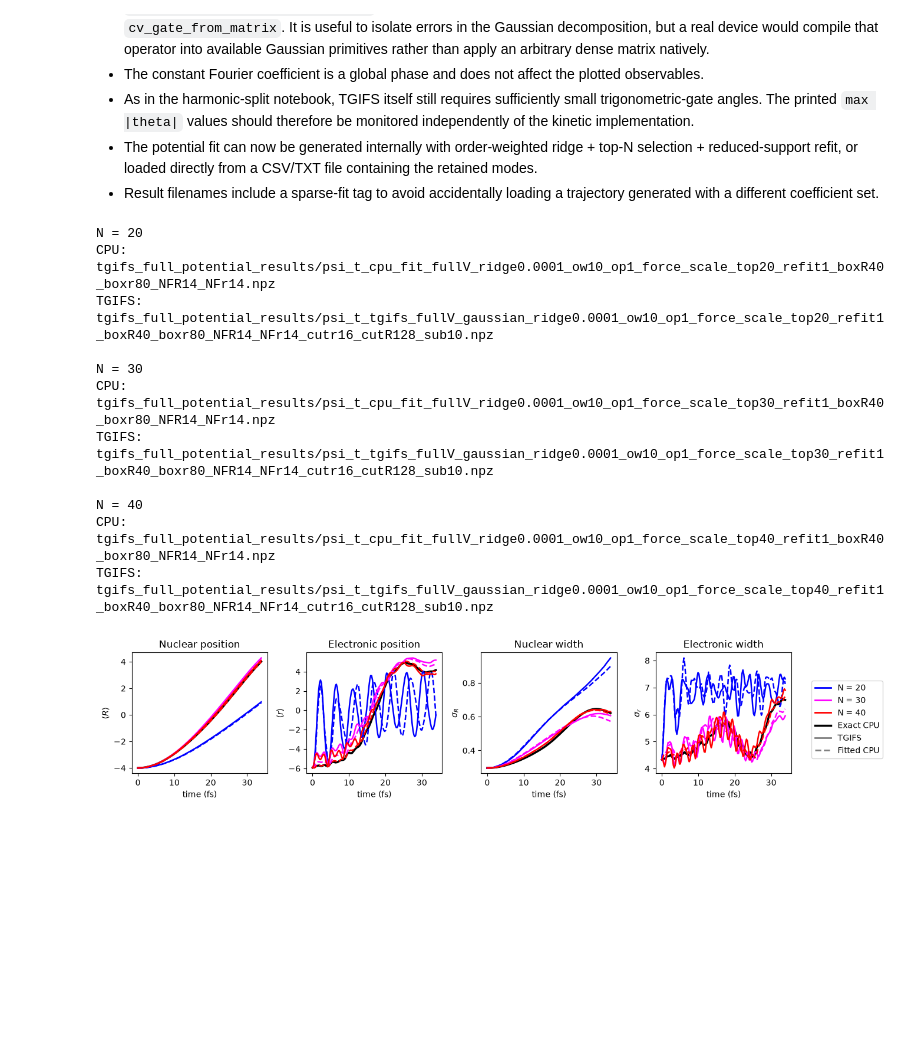
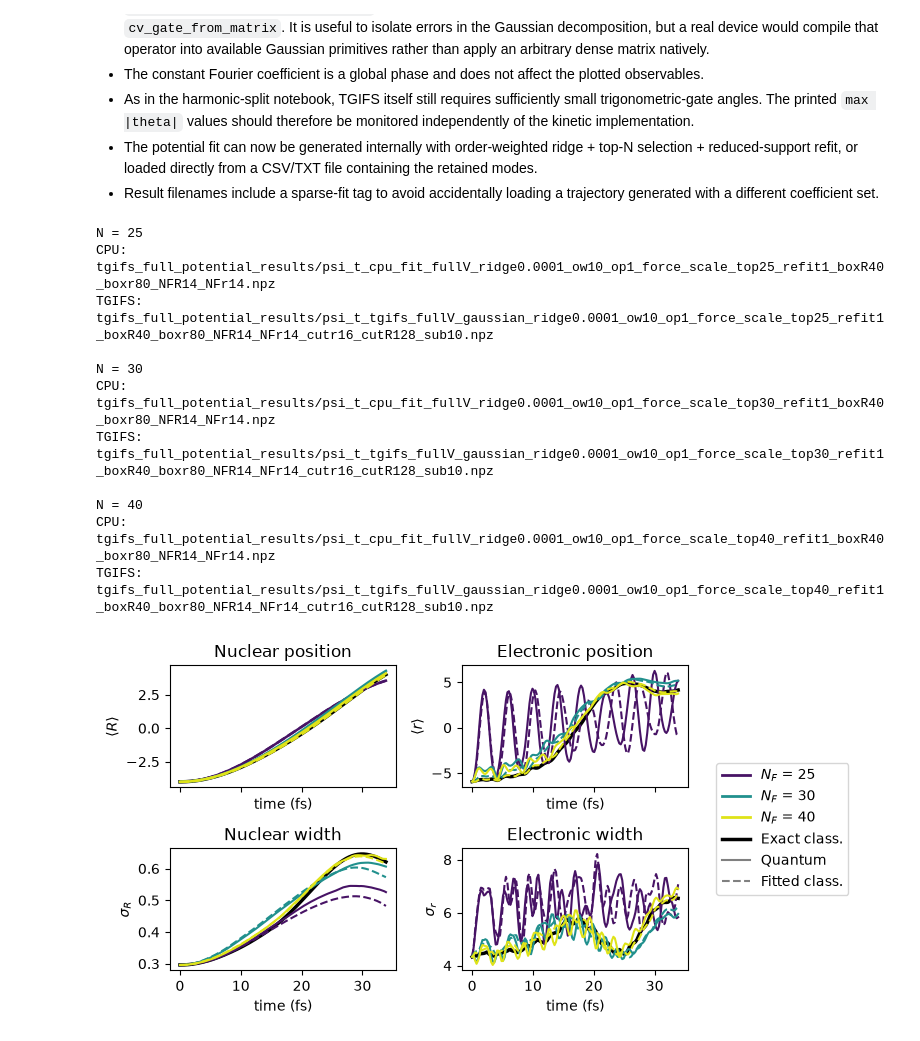
Before and after one commit to simkoi/bosonic_algo, a Jupyter notebook: Shin_Metiu_2D_TGIFS_full_potential_sparse_fit.ipynb, the cells around one changed output. Saved outputs shown, nothing was run; the diff lists cells and outputs as text; code cells hidden in the pictures; blank space fills up the shorter version.

```diff
--- a/Shin_Metiu_2D_TGIFS_full_potential_sparse_fit.ipynb
+++ b/Shin_Metiu_2D_TGIFS_full_potential_sparse_fit.ipynb
@@ -119,7 +120,7 @@ ORDER_WEIGHT_POWER = 1.0
 # Sparse mode selection and reduced-support refit
 # 'amplitude'   -> C_mu = sqrt(A_mu^2 + B_mu^2)
 # 'force_scale' -> |mu| C_mu
-TOP_N_MODES = 20
+TOP_N_MODES = 25
 TOP_N_SELECTION = 'force_scale' #'amplitude'
 REFIT_RIDGE_MULTIPLIER = 1.0
 
@@ -1507,7 +1508,7 @@ RESULTS_DIR = Path("tgifs_full_potential_results")   # change if needed
 #RESULTS_DIR2 = Path("fullV_sparse_fourier_workflow")   # change if needed
 
 # Different retained Fourier-mode counts to compare
-TOP_N_LIST = [20, 30, 40]
+TOP_N_LIST = [25, 30, 40]
 
 
 # ============================================================
@@ -1651,9 +1652,9 @@ for top_n in TOP_N_LIST:
         "p0": q["p0"],
     }
 # %% [output]
-N = 20
-CPU:   tgifs_full_potential_results/psi_t_cpu_fit_fullV_ridge0.0001_ow10_op1_force_scale_top20_refit1_boxR40_boxr80_NFR14_NFr14.npz
-TGIFS: tgifs_full_potential_results/psi_t_tgifs_fullV_gaussian_ridge0.0001_ow10_op1_force_scale_top20_refit1_boxR40_boxr80_NFR14_NFr14_cutr16_cutR128_sub10.npz
+N = 25
+CPU:   tgifs_full_potential_results/psi_t_cpu_fit_fullV_ridge0.0001_ow10_op1_force_scale_top25_refit1_boxR40_boxr80_NFR14_NFr14.npz
+TGIFS: tgifs_full_potential_results/psi_t_tgifs_fullV_gaussian_ridge0.0001_ow10_op1_force_scale_top25_refit1_boxR40_boxr80_NFR14_NFr14_cutr16_cutR128_sub10.npz
 
 N = 30
 CPU:   tgifs_full_potential_results/psi_t_cpu_fit_fullV_ridge0.0001_ow10_op1_force_scale_top30_refit1_boxR40_boxr80_NFR14_NFr14.npz
@@ -1668,16 +1669,21 @@ TGIFS: tgifs_full_potential_results/psi_t_tgifs_fullV_gaussian_ridge0.0001_ow10_
 # ============================================================
 
 fig, axes = plt.subplots(
-    1,
-    4,
-    figsize=(12, 3),
+    2,
+    2,
+    figsize=(6, 4),
     sharex=True
 )
 
-ax_R  = axes[0]#axes[0, 0]
-ax_r  = axes[1]#axes[0, 1]
-ax_sR = axes[2]#axes[1, 0]
-ax_sr = axes[3]#axes[1, 1]
+#ax_R  = axes[0]#axes[0, 0]
+#ax_r  = axes[1]#axes[0, 1]
+#ax_sR = axes[2]#axes[1, 0]
+#ax_sr = axes[3]#axes[1, 1]
+
+ax_R  = axes[0, 0]
+ax_r  = axes[0, 1]
+ax_sR = axes[1, 0]
+ax_sr = axes[1, 1]
 
 
 # ------------------------------------------------------------
@@ -1719,14 +1725,15 @@ ax_sr.plot(
 # One color per number of Fourier modes
 # ------------------------------------------------------------
 
-colors = ("blue","magenta", "red")
-#plt.cm.viridis(
-#    np.linspace(
-#        0.05,
-#        0.95,
-#        len(results)
-#    )
-#)
+colors = plt.cm.viridis(
+    np.linspace(
+        0.05,
+        0.95,
+        len(results)
+    )
+)
+
+#("blue","magenta", "red")
 
 
 for color, (top_n, res) in zip(
@@ -1775,7 +1782,7 @@ for color, (top_n, res) in zip(
         t_q,
         res["mean_r_tgifs"],
         color=color,
-        lw=1.8
+        lw=1.5
     )
 
     ax_r.plot(
@@ -1783,7 +1790,7 @@ for color, (top_n, res) in zip(
         res["mean_r_cpu"],
         color=color,
         ls="--",
-        lw=1.8
+        lw=1.5
     )
 
 
@@ -1795,7 +1802,7 @@ for color, (top_n, res) in zip(
         t_q,
         res["sigma_R_tgifs"],
         color=color,
-        lw=1.8
+        lw=1.5
     )
 
     ax_sR.plot(
@@ -1803,7 +1810,7 @@ for color, (top_n, res) in zip(
         res["sigma_R_cpu"],
         color=color,
         ls="--",
-        lw=1.8
+        lw=1.5
     )
 
 
@@ -1815,7 +1822,7 @@ for color, (top_n, res) in zip(
         t_q,
         res["sigma_r_tgifs"],
         color=color,
-        lw=1.8
+        lw=1.5
     )
 
     ax_sr.plot(
@@ -1823,7 +1830,7 @@ for color, (top_n, res) in zip(
         res["sigma_r_cpu"],
         color=color,
         ls="--",
-        lw=1.8
+        lw=1.5
     )
 
 
@@ -1899,7 +1906,7 @@ mode_handles = [
         [0],
         color=color,
         lw=2,
-        label=f"N = {top_n}"
+        label=f"$N_F$ = {top_n}"
     )
     for color, top_n in zip(
         colors,
@@ -1914,39 +1921,40 @@ style_handles = [
         [0],
         color="black",
         lw=2.5,
-        label="Exact CPU"
+        label="Exact class."
     ),
 
     Line2D(
         [0],
         [0],
         color="gray",
-        lw=2,
+        lw=1.5,
         ls="-",
-        label="TGIFS"
+        label="Quantum"
     ),
 
     Line2D(
         [0],
         [0],
         color="gray",
-        lw=2,
+        lw=1.5,
         ls="--",
-        label="Fitted CPU"
+        label="Fitted class."
     ),
 ]
 
 
 fig.legend(
     handles=mode_handles + style_handles,
     loc="center left",
-    bbox_to_anchor=(1.01, 0.5)
+    bbox_to_anchor=(1.01, 0.5),
+    ncol=1
 )
 
 plt.tight_layout(
     #rect=[0, 0, 0.84, 1]
 )
-
+plt.savefig("shin_metiu_TGIFS.pdf")
 plt.show()
 # %% [output]
-[figure, old version]
+[figure, new version]
```
Also changed, not shown: parts of 10 cells of this notebook, 2 other files.
